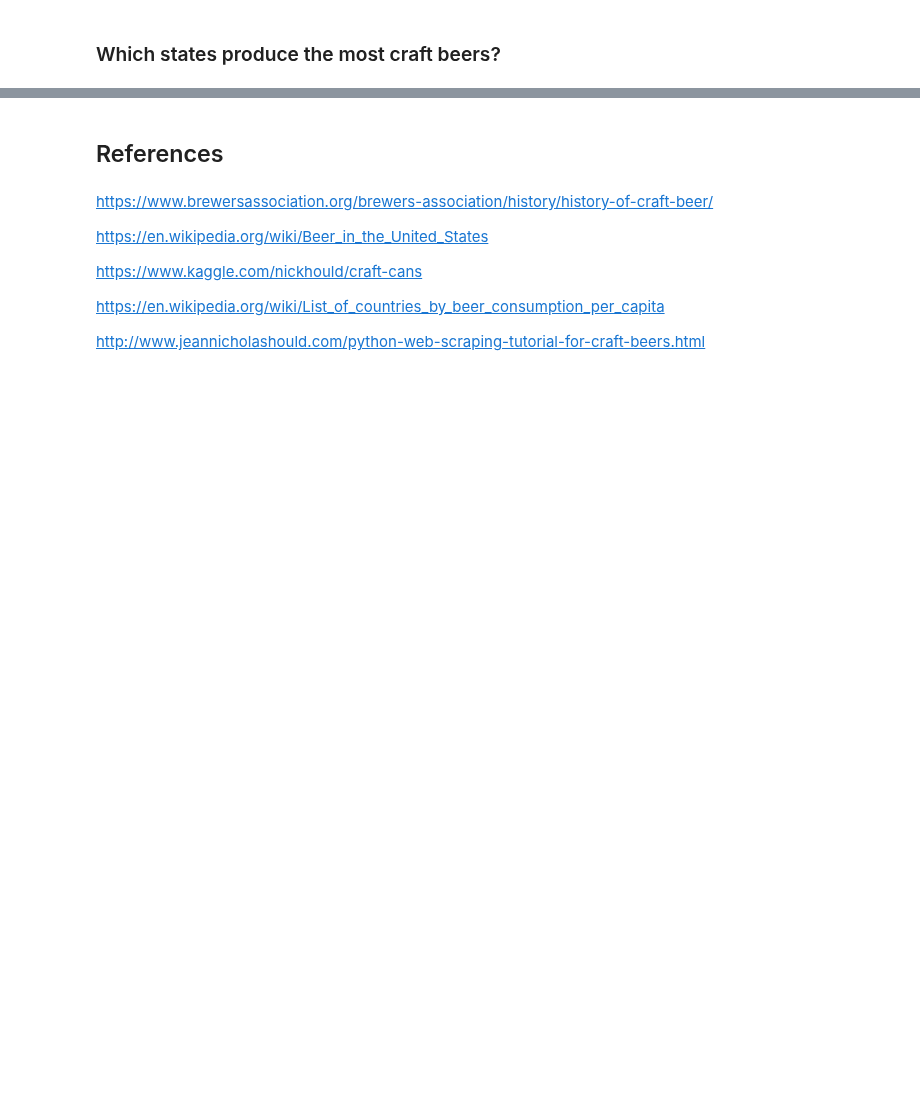
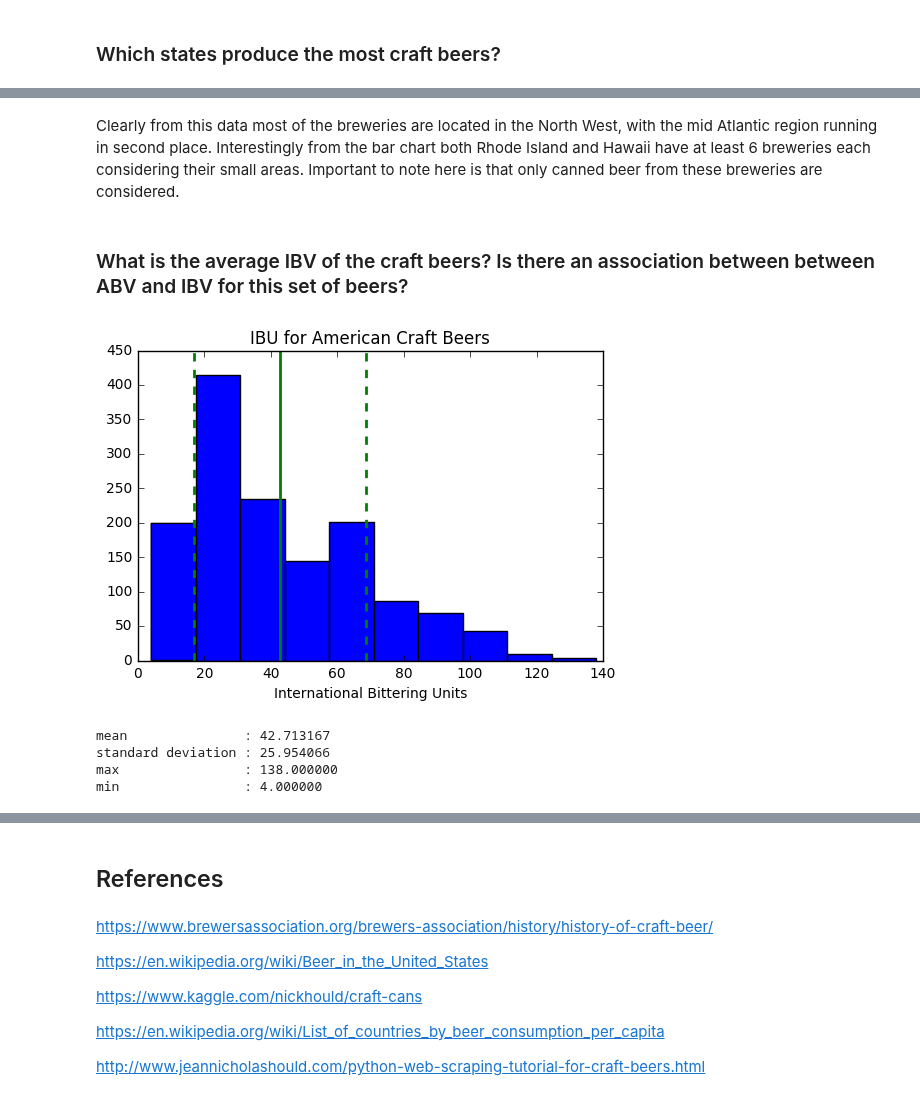
Before and after one commit to 315iah515/Thinkful-Notebooks, a Jupyter notebook: Prep/CapstoneAnalyticReport.ipynb, the cells around one changed output, grey strips where cells are left out. Cells and saved outputs as stored; diff of their text form; code cells hidden in the pictures; blank space fills up the shorter version.

```diff
--- a/Prep/CapstoneAnalyticReport.ipynb
+++ b/Prep/CapstoneAnalyticReport.ipynb
@@ -94,0 +135,24 @@ The average ABV for the craft beers is 6 %. Considering that most of the beer ty
+# %% [markdown]
+Clearly from this data most of the breweries are located in the North West, with the mid Atlantic region running in second place.  Interestingly from the bar chart both Rhode Island and Hawaii have at least 6 breweries each considering their small areas. Important to note here is that only canned beer from these breweries are considered.
+# %% [markdown]
+###  What is the average IBV of the craft beers? Is there an association between between ABV and IBV for this set of beers?
+# %%
+mean = sum(beer_df['ibu'].dropna())/len(beer_df['ibu'].dropna())
+sd = np.std(beer_df['ibu'].dropna(), ddof=1)
+plt.hist(beer_df['ibu'].dropna())
+plt.axvline(mean, color='g', linestyle='solid', linewidth=2)
+plt.axvline(mean + sd, color='g', linestyle='dashed', linewidth=2)
+plt.axvline(mean - sd, color='g', linestyle='dashed', linewidth=2)
+plt.xlabel('International Bittering Units')
+plt.title('IBU for American Craft Beers')
+plt.show()
+print('{:18s} : {:3f}'.format('mean', mean))
+print('{:18s} : {:3f}'.format('standard deviation', sd))
+print('{:18s} : {:3f}'.format('max', max(beer_df['ibu'].dropna())))
+print('{:18s} : {:3f}'.format('min', min(beer_df['ibu'].dropna())))
+# %% [output]
+[figure, added]
+mean               : 42.713167
+standard deviation : 25.954066
+max                : 138.000000
+min                : 4.000000
```
Also changed, not shown: parts of 18 cells of this notebook.
